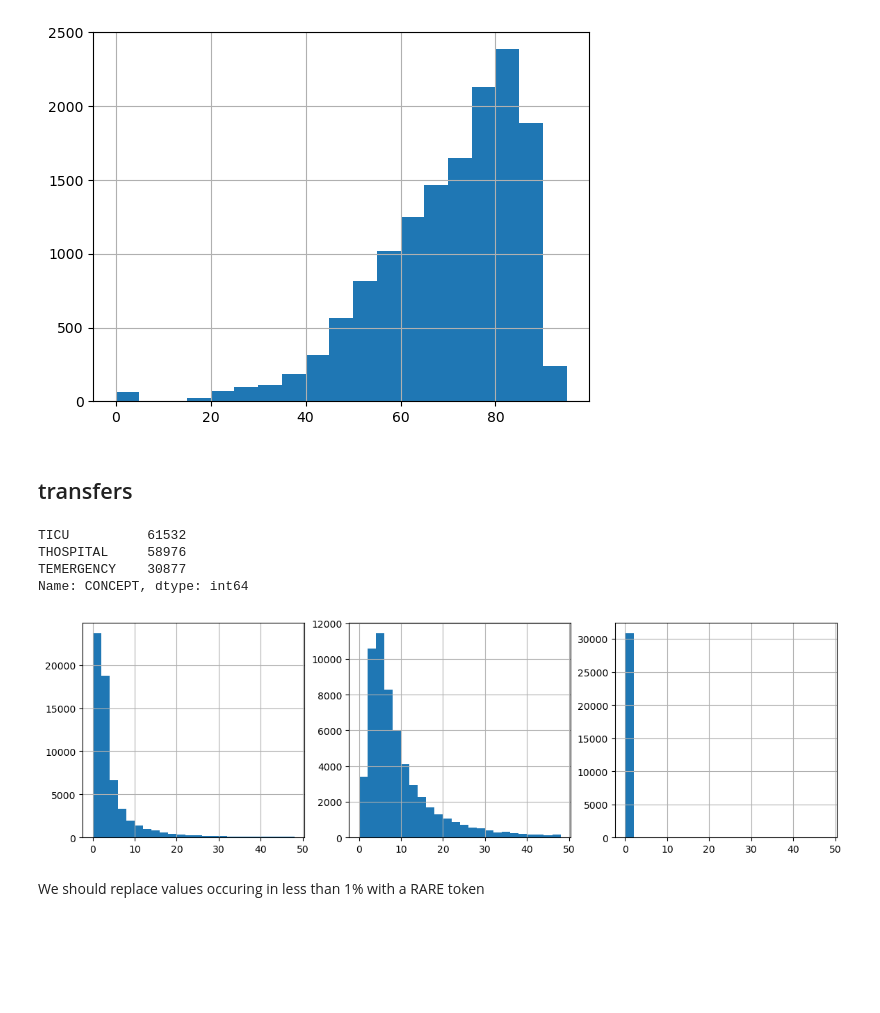
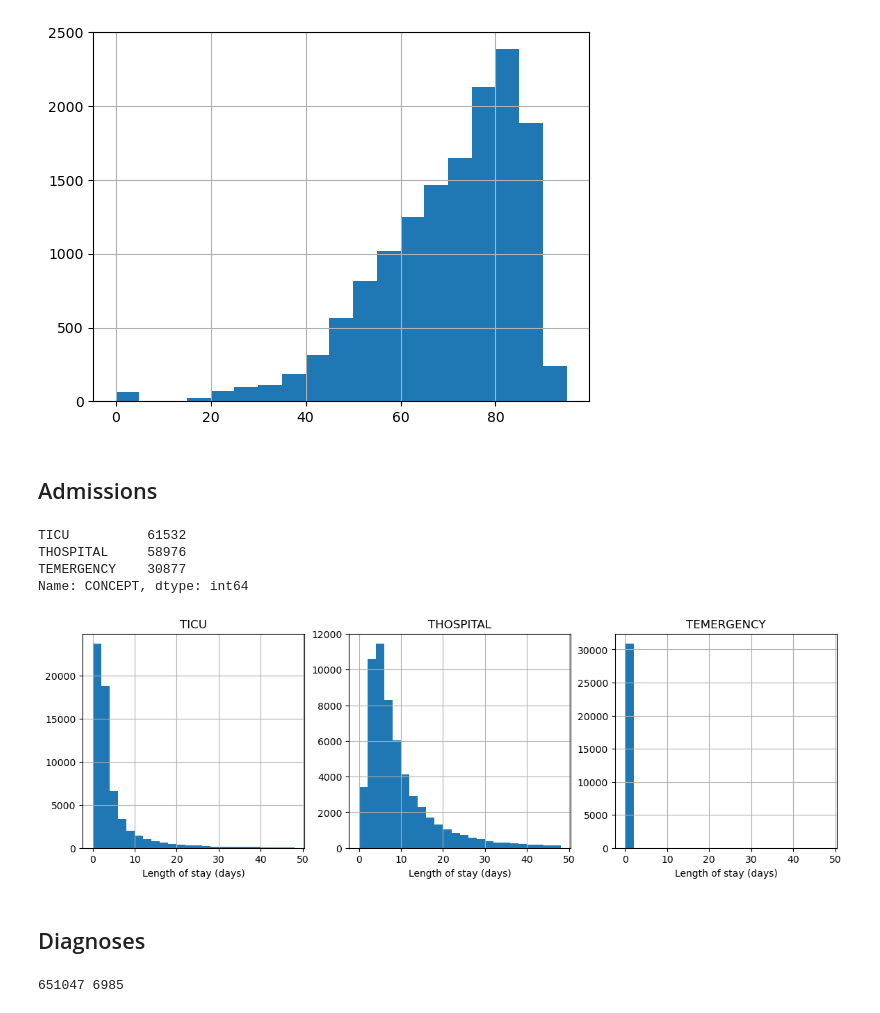
Before and after one commit to kirilklein/patbert, a Jupyter notebook: notebooks/explore/mimic3.ipynb, the cells around one changed output. Cells and saved outputs as stored; diff of their text form; code cells hidden in the pictures; blank space fills up the shorter version.

```diff
--- a/notebooks/explore/mimic3.ipynb
+++ b/notebooks/explore/mimic3.ipynb
@@ -42,7 +43,7 @@ death_age.hist(bins=np.arange(0, 100, 5))
 <AxesSubplot: >
 [figure]
 # %% [markdown]
-## transfers
+## Admissions
 # %%
 transfers = pd.read_parquet(join(mimic_path, "concept.transfer.parquet"))
 transfers["TIMESTAMP"] = transfers["TIMESTAMP"].dt.date
@@ -57,9 +58,16 @@ Name: CONCEPT, dtype: int64
 # %%
 transfers['LOS'] = (transfers.TIMESTAMP_END - transfers.TIMESTAMP).map(lambda x: x.days)
 fig, ax = plt.subplots(1, 3, figsize=(14, 4))
 for i, col in enumerate(['TICU', 'THOSPITAL','TEMERGENCY']):
     transfers[transfers.CONCEPT==col]['LOS'].hist(ax=ax[i], bins=np.arange(0,50,2))
+    ax[i].set_title(col)
+    ax[i].set_xlabel('Length of stay (days)')
 # %% [output]
-[figure, old version]
+[figure, new version]
-# %% [markdown]
-We should replace values occuring in less than 1% with a RARE token
+# %% [markdown]
+## Diagnoses
+# %%
+diag = pd.read_parquet(join(mimic_path, "concept.diag.parquet"))
+print(len(diag), diag.CONCEPT.nunique())
+# %% [output]
+651047 6985
```
Also changed, not shown: parts of 14 cells of this notebook, 2 other files.
